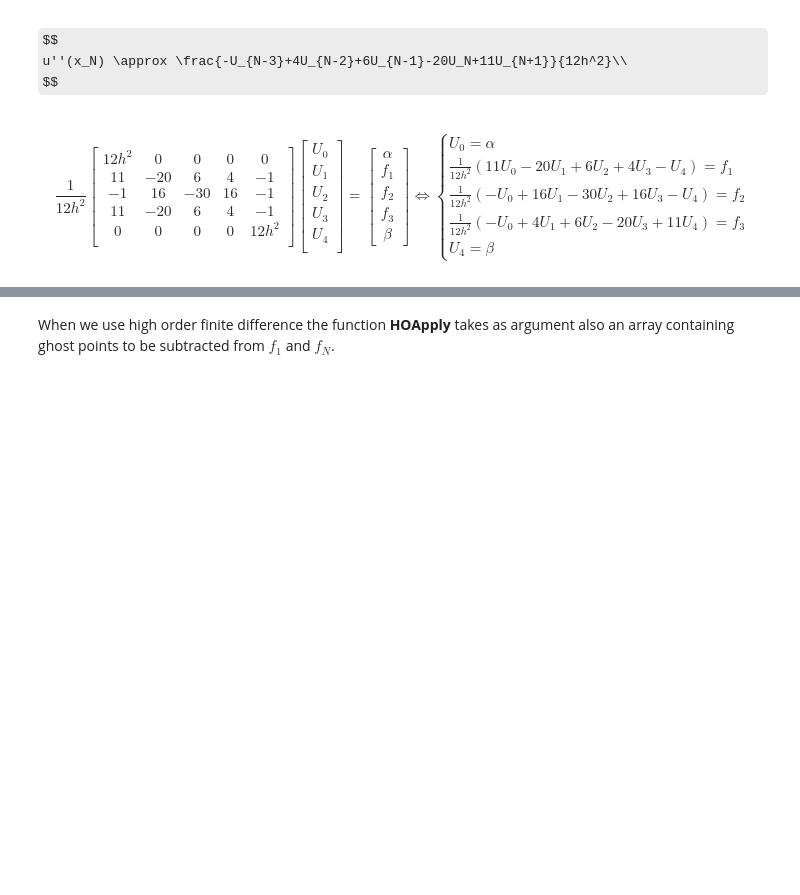
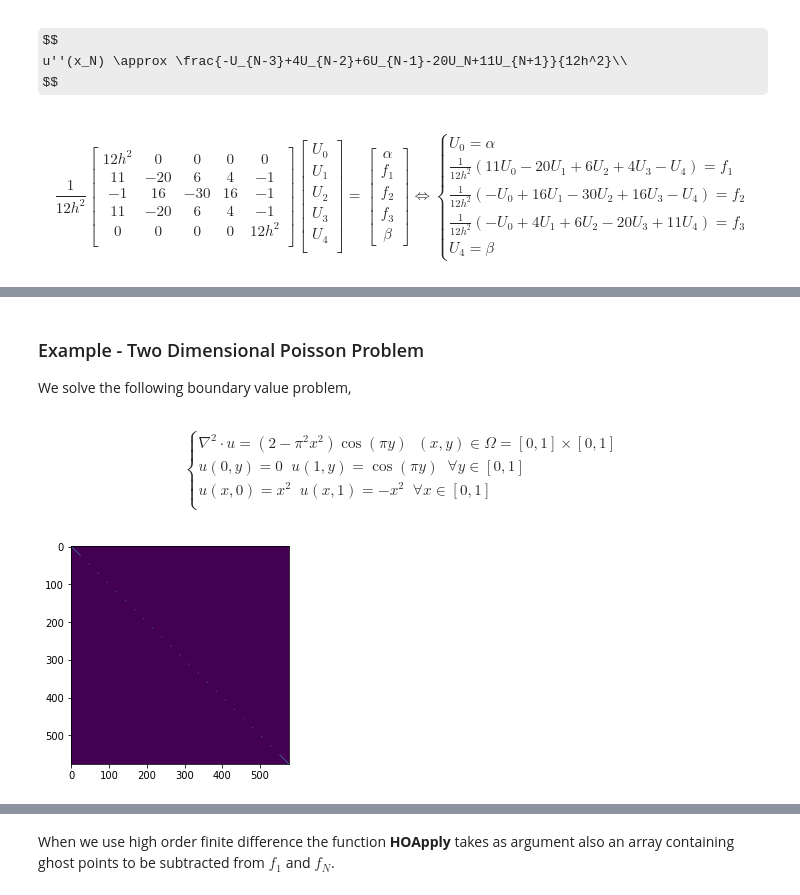
Before and after one commit to UZerbinati/Suite, a Jupyter notebook: Docs/PDE/FiniteDifferenceElliptic.ipynb, the cells around one changed output, grey strips where cells are left out. Drawn from its saved outputs; the diff is of its cells as text; code cells hidden in the pictures; some formulas as TeX source; blank space fills up the shorter version.

Commit message:
Added 2D elliptic problem

```diff
--- a/Docs/PDE/FiniteDifferenceElliptic.ipynb
+++ b/Docs/PDE/FiniteDifferenceElliptic.ipynb
@@ -430,0 +432,56 @@ Error norm 2:  0.00018913247658362115  Error norm inf: 0.00022523214898917399
+# %% [markdown]
+### Example - Two Dimensional Poisson Problem
+We solve the following boundary value problem,
+# %% [markdown]
+$$\begin{cases}
+\nabla^2 \cdot u = (2-\pi^2x^2)\cos(\pi y) \;\;(x,y)\in \Omega = [0,1]\times [0,1]\\
+u(0,y)=0 \;\; u(1,y)=\cos(\pi y) \;\; \forall y \in [0,1]\\
+u(x,0)=x^2 \;\; u(x,1)=-x^2 \;\; \forall x \in [0,1]\\
+\end{cases}$$
+# %%
+mesh = Mesh(2); #We initzialize a 2D mesh
+#We create a uniform mesh on the square [0,1]x[0,1] of N elements
+mesh.UniformSqMesh([0.0,1.0,0.0,1.0],23);
+#We now use a distance function to define the geometry of the domain
+#where we want to solve the BVP with a finite difference scheme
+Geo = Geometry(2);
+def distSquare(P):
+    """
+    y2 -> *----------*
+           |          |
+           |          |
+           |          |
+    y1 -> *----------*
+           ^          ^
+           |x1        |x2
+    """
+    x1 = 0; x2 = 1; y1 = 0; y2=1;
+    return max([P[0]-x2,x1-P[0],P[1]-y2,y1-P[1]])
+Geo.add(distSquare) #We add the distance function to the geometry
+
+#We define a function for the B.C.
+def G(x,y):
+    if x==0.0:
+        return 0.0;
+    elif x==1.0:
+        return np.cos(np.pi*y);
+    elif y==0.0:
+        return x**2;
+    elif y==1.0:
+        return -(x**2);
+    else:
+        return 0.0;
+#We place the function G on the mesh creating the mesh function g
+g = MeshFunction(mesh,1)
+g.pushFunction(lambda p: [G(p[0],p[1])])
+#We define Dirichlet B.C on the above defined geometry
+bc = BoundaryCondition("DIRICHLET",g,Geo)
+FD = FiniteDifference(mesh)#We decalre we are using classic finite difference
+#Then we construct the matrix rappresenting the Laplace operator and boudary operator
+K = FD.LaplaceOp(bc)+FD.BoundaryOp(bc);
+#We define the known term f, as a mesh function
+f = MeshFunction(mesh,1)
+f.pushFunction(lambda p: [(2-(np.pi*p[0])**2)*np.cos(np.pi*p[1])])
+f_vec = f.vec_export();
+# %% [output]
+[figure, added]
```
Also changed, not shown: parts of 5 cells of this notebook, 14 other files.
